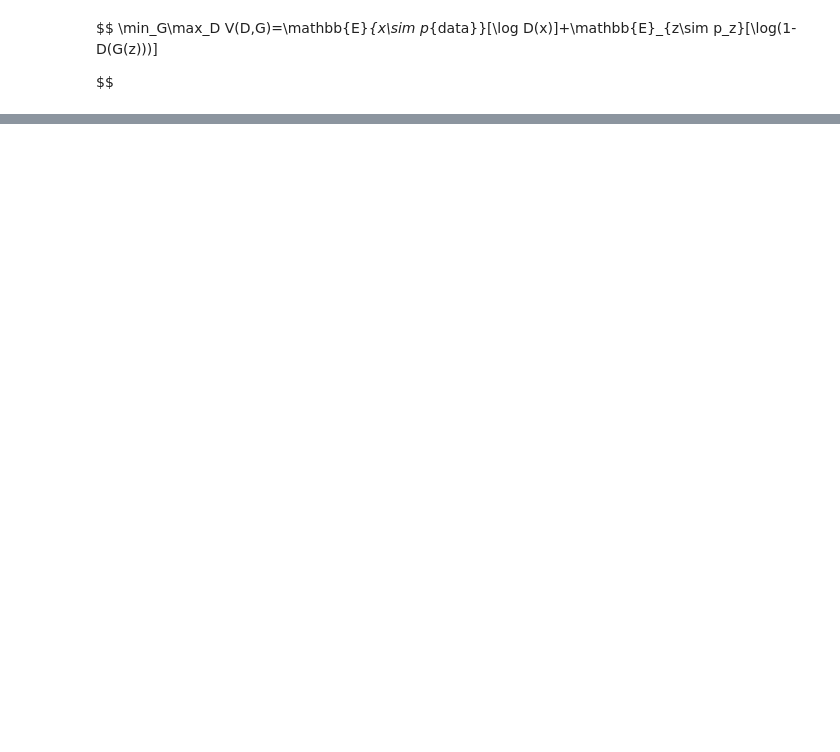
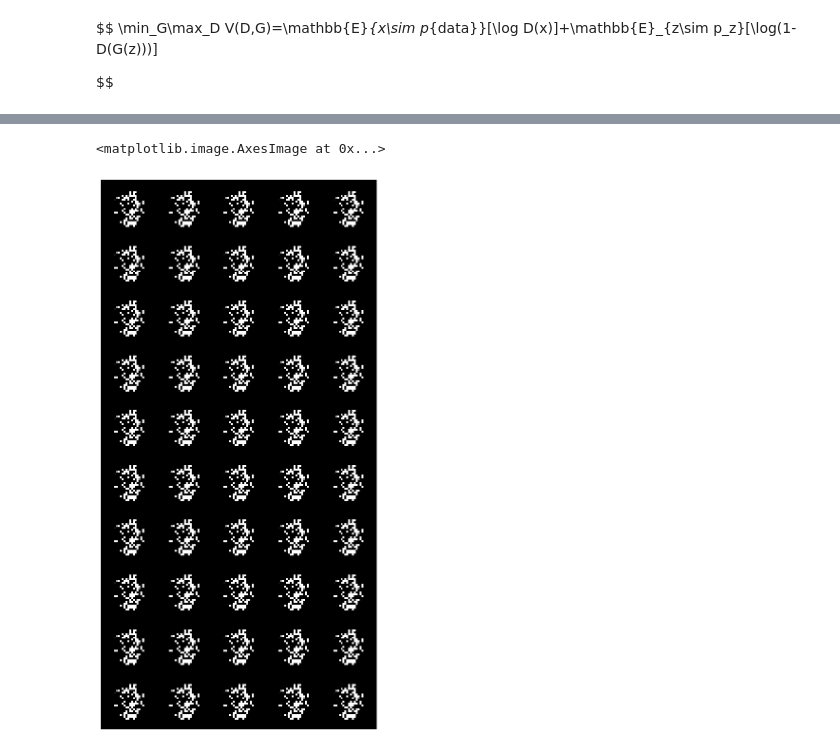
Before and after one commit to hikmatfarhat-ndu/PyTorch-Lightning-GAN, a Jupyter notebook: GAN/cgan.ipynb, the cells around one changed output, grey strips where cells are left out. Cells and saved outputs as stored; diff of their text form; code cells hidden in the pictures; blank space fills up the shorter version.

```diff
--- a/GAN/cgan.ipynb
+++ b/GAN/cgan.ipynb
@@ -34,9 +23,8 @@ Extracting ./MNIST/raw/t10k-labels-idx1-ubyte.gz to ./MNIST/raw
 # %%
 class Generator(nn.Module):
   '''
-  Generator class in a CGAN. Accepts a noise tensor (latent dim 100)
-  and a label tensor as input as outputs another tensor of size 784.
-  Objective is to generate an output tensor that is indistinguishable
+  Generator class. Random input of size 100 and a label (from 0 to 9) and
+outputs a flattened image 28x28=784. The objective is to output (conditional) images that are indistinguishable
   from the real MNIST digits.
   '''
 
@@ -67,9 +55,8 @@ class Generator(nn.Module):
 
 class Discriminator(nn.Module):
   '''
-  Discriminator class in a CGAN. Accepts a tensor of size 784 and
-  a label tensor as input and outputs a tensor of size 1,
-  with the predicted class probabilities (generated or real data)
+  Discriminator class. The input is a flattened image of size 28x28=784 and a label (0 to 9)
+  and outputs the probability of the input being real( from the MNIST dataset) or fake (generated by G)
   '''
 
   def __init__(self):
@@ -98,26 +85,42 @@ class Discriminator(nn.Module):
 # %%
 nz=100
 device=torch.device("cuda" if(torch.cuda.is_available()) else "cpu")
-G=Generator().device(device)
-D=Discriminator().device(device)
-# Initialize the ``BCELoss`` function
+G=Generator().to(device)
+D=Discriminator().to(device)
 criterion = nn.BCELoss()
 
 # Create batch of latent vectors that we will use to visualize
 #  the progression of the generator
-fixed_noise = torch.randn(64, nz, 1, 1, device=device)
+fixed_noise = torch.randn(5,100, device=device)
 
 # Establish convention for real and fake labels during training
 real_label = 1.
 fake_label = 0.
 
 # Setup Adam optimizers for both G and D
-optimizerD = optim.Adam(netD.parameters(), lr=lr, betas=(beta1, 0.999))
-optimizerG = optim.Adam(netG.parameters(), lr=lr, betas=(beta1, 0.999))
+# optimizerD = optim.Adam(D.parameters(), lr=0.0002, betas=(beta1, 0.999))
+# optimizerG = optim.Adam(G.parameters(), lr=0.0002, betas=(beta1, 0.999))
+optimizerD = optim.Adam(D.parameters(), lr=0.0002)
+optimizerG = optim.Adam(G.parameters(), lr=0.0002)
 # %% [markdown]
 
 $$
 \min_G\max_D V(D,G)=\mathbb{E}_{x\sim p_{data}}[\log D(x)]+\mathbb{E}_{z\sim p_z}[\log(1-D(G(z)))]
 
 $$
+# %%
+def generate_imgs(z=None):
+    nimgs_per_cat=5
+    with torch.no_grad():
+        if z is None:
+            z = torch.randn(nimgs_per_cat, 100, device=device)
+        #y = torch.randint(0, 10, size=(10,), device=device)
+        y=torch.empty(nimgs_per_cat, dtype=torch.long).fill_(0).to(device)
+        g_imgs = G(z, y).view(nimgs_per_cat,1,28,28).detach()
+        for i in range(1,10):
+            y=torch.empty(5, dtype=torch.long).fill_(i).to(device)
+            g_imgs2 = G(z, y).view(nimgs_per_cat,1,28,28).detach()
+            g_imgs=torch.vstack((g_imgs,g_imgs2))
+    g_imgs=make_grid(g_imgs,nrow=nimgs_per_cat,normalize=True,padding=1).cpu()
+    return np.transpose(g_imgs,(1,2,0))
 # %%
@@ -138,0 +176,7 @@ for i, (x, labels) in enumerate(mnist_dataloader):
+# %%
+plt.figure(figsize=(15,15))
+plt.axis('off')
+plt.imshow(inter_results[0])
+# %% [output]
+<matplotlib.image.AxesImage at 0x...>
+[figure, added]
```
Also changed, not shown: parts of 4 cells of this notebook, 1 other file.
